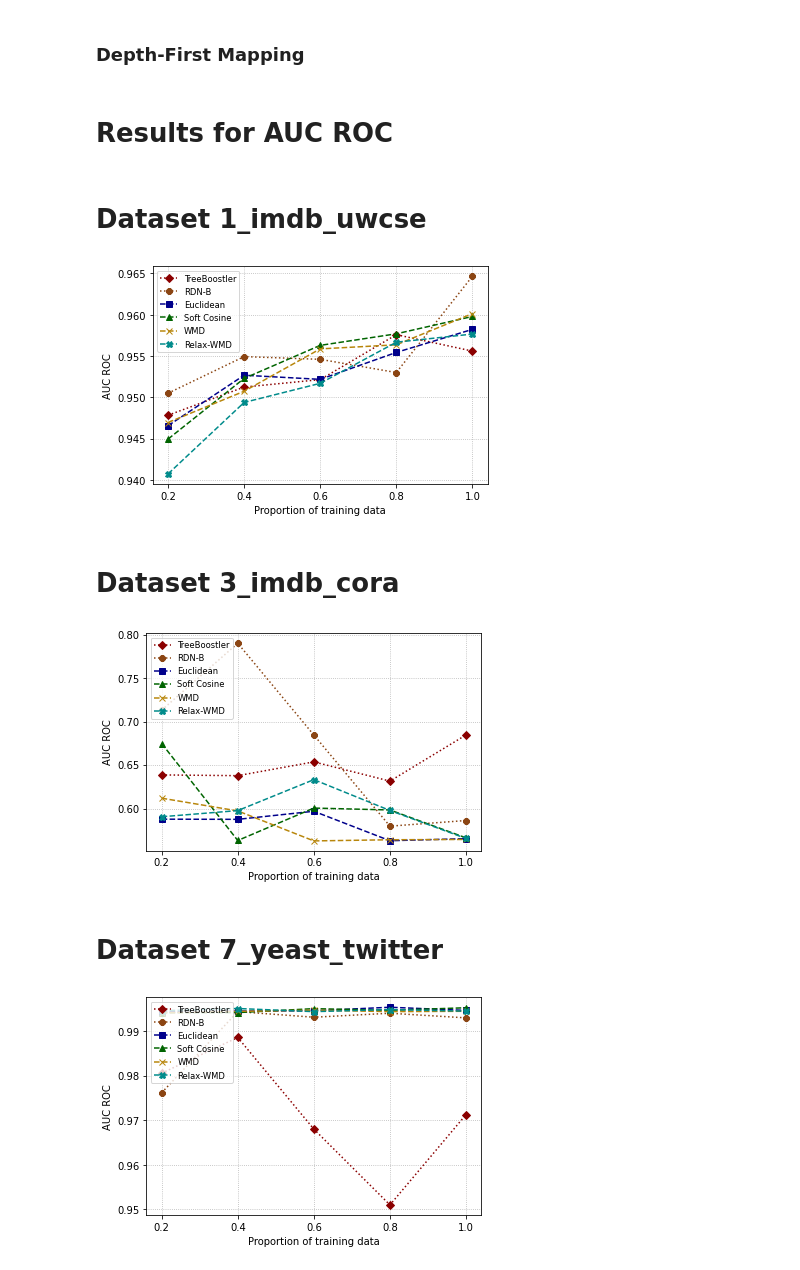
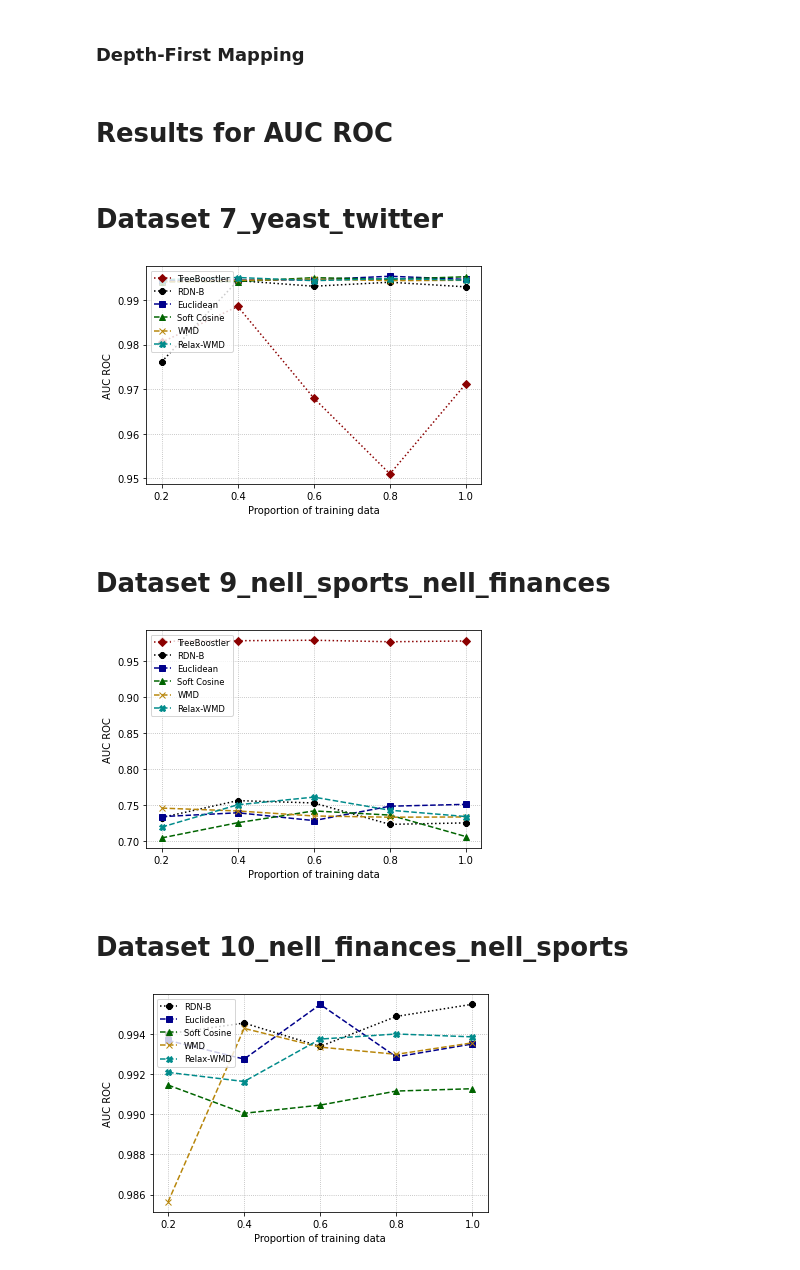
Before and after one commit to MeLLL-UFF/TransBoostler, a Jupyter notebook: 2. Curves Experiments.ipynb, the cells around one changed output. Drawn from its saved outputs; the diff is of its cells as text; code cells hidden in the pictures.

```diff
--- a/2. Curves Experiments.ipynb
+++ b/2. Curves Experiments.ipynb
@@ -11,16 +11,16 @@ import os
 sim_metrics_list = ['Euclidean', 'SoftCosine', 'WMD', 'Relax-WMD']
 # %%
 experiments = [
-            {'id': '1', 'source':'imdb', 'target':'uwcse', 'predicate':'workedunder', 'to_predicate':'advisedby', 'arity': 2},
+            #{'id': '1', 'source':'imdb', 'target':'uwcse', 'predicate':'workedunder', 'to_predicate':'advisedby', 'arity': 2},
             #{'id': '2', 'source':'uwcse', 'target':'imdb', 'predicate':'advisedby', 'to_predicate':'workedunder', 'arity': 2},
-            {'id': '3', 'source':'imdb', 'target':'cora', 'predicate':'workedunder', 'to_predicate':'samevenue', 'arity': 2},
-            {'id': '4', 'source':'cora', 'target':'imdb', 'predicate':'samevenue', 'to_predicate':'workedunder', 'arity': 2},
+            #{'id': '3', 'source':'imdb', 'target':'cora', 'predicate':'workedunder', 'to_predicate':'samevenue', 'arity': 2},
+            #{'id': '4', 'source':'cora', 'target':'imdb', 'predicate':'samevenue', 'to_predicate':'workedunder', 'arity': 2},
             ##{'id': '5', 'source':'cora', 'target':'imdb', 'predicate':'sametitle', 'to_predicate':'workedunder', 'arity': 2},
             ##{'id': '6', 'source':'imdb', 'target':'cora', 'predicate':'workedunder', 'to_predicate':'sametitle', 'arity': 2},
             ##{'id': '5', 'source':'uwcse', 'target':'cora', 'predicate':'advisedby', 'to_predicate':'samevenue', 'arity': 2},
             ##{'id': '6', 'source':'cora', 'target':'uwcse', 'predicate':'samevenue', 'to_predicate':'advisedby', 'arity': 2},
             {'id': '7', 'source':'yeast', 'target':'twitter', 'predicate':'proteinclass', 'to_predicate':'accounttype', 'arity': 2},
-            {'id': '8', 'source':'twitter', 'target':'yeast', 'predicate':'accounttype', 'to_predicate':'proteinclass', 'arity': 2},
+            #{'id': '8', 'source':'twitter', 'target':'yeast', 'predicate':'accounttype', 'to_predicate':'proteinclass', 'arity': 2},
             {'id': '9', 'source':'nell_sports', 'target':'nell_finances', 'predicate':'teamplayssport', 'to_predicate':'companyeconomicsector', 'arity': 2},
             {'id': '10', 'source':'nell_finances', 'target':'nell_sports', 'predicate':'companyeconomicsector', 'to_predicate':'teamplayssport', 'arity': 2},
 ]
@@ -140,45 +149,37 @@ for metric in ['AUC ROC', 'AUC PR']:
             fig, ax = plt.subplots()
 
             #Baselines
             if(experiments[j]['id'] != '10'):
                 ax.plot(t, tree, 'D-', linestyle='dotted', color='darkred', label='TreeBoostler')
-            ax.plot(t, rdn_b_p, '8-', linestyle='dotted', color='saddlebrown', label='RDN-B')
+            ax.plot(t, rdn_b_p, '8-', linestyle='dotted', color='black', label='RDN-B')
 
             ax.plot(t, euclidean_stopwords, 's-', linestyle='--', color='darkblue', label='Euclidean')
             ax.plot(t, softcosine_stopwords, '^-', linestyle='--', color='darkgreen', label='Soft Cosine')
             ax.plot(t, wmd_stopwords, 'x-', linestyle='--', color='darkgoldenrod', label='WMD')
             ax.plot(t, relax_wmd_stopwords, 'X-', linestyle='--', color='darkcyan', label='Relax-WMD')
 
             if compare_stopwords:
                 ax.plot(t, euclidean, 's-', linestyle='--', color='b', label='Euclidean No Stopwords')
                 ax.plot(t, softcosine, 's-', linestyle='--', color='r', label='SoftCosine No Stopwords')
                 ax.plot(t, wmd, 'x-', linestyle='--', color='g', label='WMD No Stopwords')
                 ax.plot(t, relax_wmd, 'x-', linestyle='--', color='m', label='Relax-WMD No Stopwords')
 
 
             ax.set(xlabel='Proportion of training data', ylabel=metric)
             ax.grid(linestyle = ':')
             ax.legend(loc='upper left', fontsize='small', frameon=True)
             plt.xticks(t,t)
             plt.show()
 
-            if not os.path.exists('learning_curves'):
-                os.makedirs('learning_curves')
-                os.makedirs('learning_curves/deep')
-                os.makedirs('learning_curves/deep/AUC_ROC')
-                os.makedirs('learning_curves/deep/AUC_PR')
-                os.makedirs('learning_curves/most_similar')
-                os.makedirs('learning_curves/most_similar/AUC_ROC')
-                os.makedirs('learning_curves/most_similar/AUC_PR')
             #plt.show()
             metric_name = '_'.join(metric.split())
             fig.savefig(f'learning_curves/{mapping_order}/{metric_name}/{dataset}.pdf', bbox_inches='tight')
             #fig.savefig("learning_curves/{}_{}.pdf".format(dataset, ))
 # %% [output]
 # Results for AUC ROC
-# Dataset 1_imdb_uwcse
+# Dataset 7_yeast_twitter
-[figure, old version]
+[figure, new version]
-# Dataset 3_imdb_cora
+# Dataset 9_nell_sports_nell_finances
-[figure, old version]
+[figure, new version]
-# Dataset 7_yeast_twitter
+# Dataset 10_nell_finances_nell_sports
-[figure, old version]
+[figure, new version]
```
Also changed, not shown: parts of 5 cells of this notebook.
